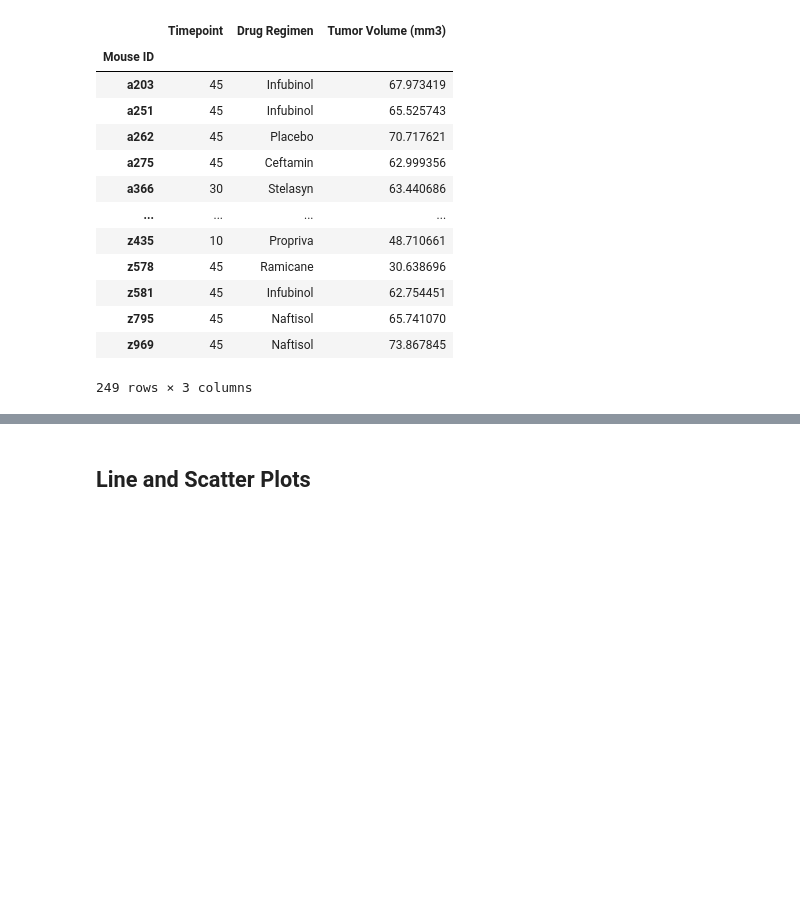
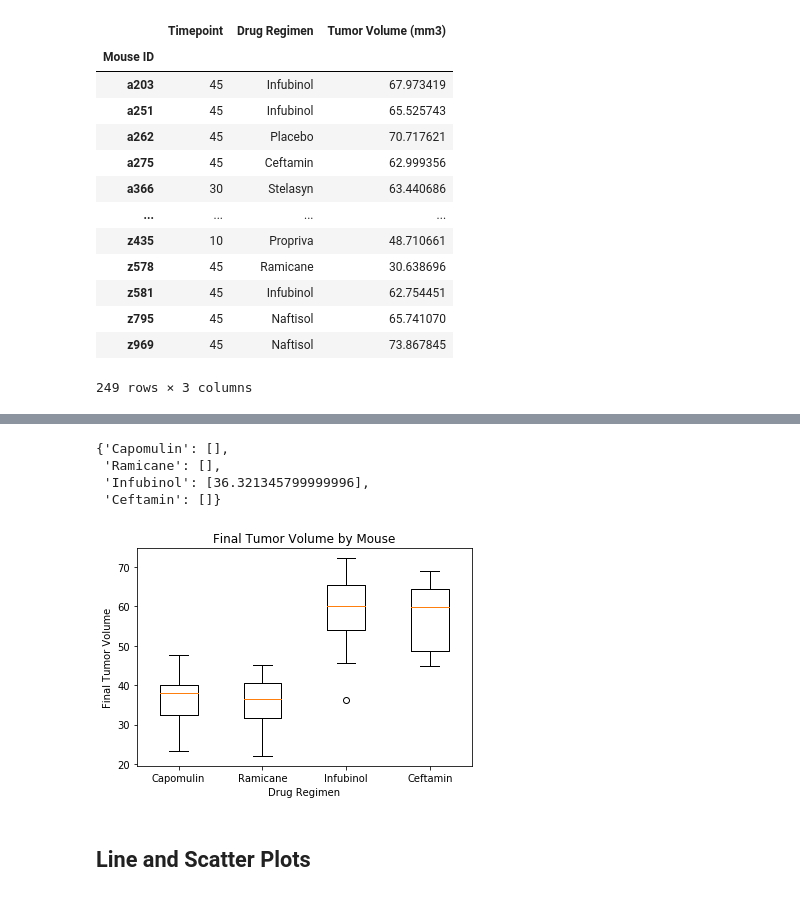
Before and after one commit to allisonhowe/matplotlib-challenge, a Jupyter notebook: pymaceuticals.ipynb, the cells around one changed output, grey strips where cells are left out. Cells and saved outputs as stored; diff of their text form; code cells hidden in the pictures; blank space fills up the shorter version.

```diff
--- a/pymaceuticals.ipynb
+++ b/pymaceuticals.ipynb
@@ -226,4 +227,4 @@ volume_df
 treatments = ['Capomulin', 'Ramicane', 'Infubinol', 'Ceftamin']
 
 # Create empty list to fill with tumor vol data (for plotting) - using series
-tumor_volumes = pd.Series(dtype='float64')
+boxplot_volumes = []
@@ -274,0 +231,28 @@ dtype: float64
+# %%
+# Create variables
+bounds_df = []
+outliers_per_drug = {}
+
+# Start for loop
+for treatment in treatments:
+
+    # Locate the rows which contain mice on each drug and get the tumor volumes
+    loc_treatments = volume_df.loc[(volume_df['Drug Regimen'] == treatment), 'Tumor Volume (mm3)']
+
+    # add subset for boxplot
+    boxplot_volumes.append(loc_treatments)
+
+    # Calculate upper and lower bounds
+    quartiles = loc_treatments.quantile([0.25,0.5,0.75])
+    lowerq = quartiles[0.25]
+    upperq = quartiles[0.75]
+    median = quartiles[0.50]
+    iqr = upperq-lowerq
+    lower_bound = lowerq - (1.5*iqr)
+    upper_bound = upperq + (1.5*iqr)
+    bounds_df.append([treatment, lowerq, median, upperq, lower_bound, upper_bound])
+    outliers = [outlier for outlier in loc_treatments.values.tolist() if outlier > upper_bound or outlier < lower_bound]
+    outliers_per_drug[treatment] = outliers
+
+pd.DataFrame(bounds_df, columns=['Drug Regimen', 'Lower Quartile', 'Median', 'Upper Quartile', 'Lower Bound',
+                                 'Upper Bound']).set_index('Drug Regimen')
@@ -274,0 +266,8 @@ dtype: float64
+# %%
+# Determine outliers using upper and lower bounds
+outliers_per_drug
+# %% [output]
+{'Capomulin': [],
+ 'Ramicane': [],
+ 'Infubinol': [36.321345799999996],
+ 'Ceftamin': []}
@@ -275,4 +276,13 @@ dtype: float64
 # %%
 # Generate a box plot of the final tumor volume of each mouse across four regimens of interest
+
+fig1, ax1 = plt.subplots()
+ax1.set_title('Final Tumor Volume by Mouse')
+ax1.set_ylabel('Final Tumor Volume')
+ax1.set_xlabel('Drug Regimen')
+ax1.boxplot(boxplot_volumes, labels = treatments)
+plt.show()
+# %% [output]
+[figure, added]
 # %% [markdown]
 ## Line and Scatter Plots
```
Also changed, not shown: parts of 14 cells of this notebook.
